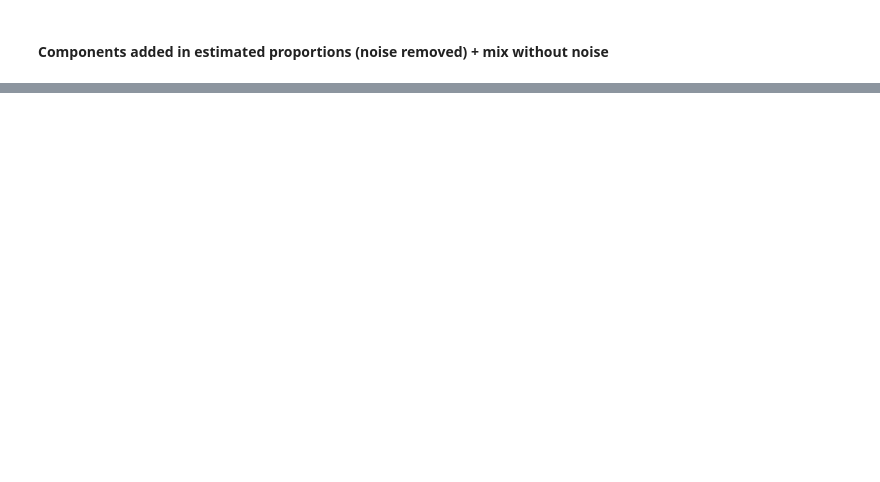
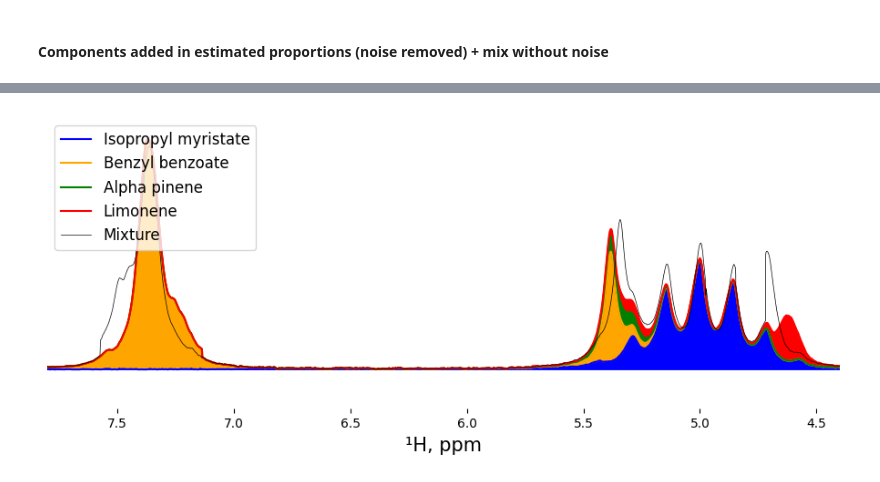
Before and after one commit to BDomzal/magnetstein_data, a Jupyter notebook: spectra_visualisation.ipynb, the cells around one changed output, grey strips where cells are left out. Saved outputs shown, nothing was run; the diff lists cells and outputs as text; code cells hidden in the pictures; blank space fills up the shorter version.

```diff
--- a/spectra_visualisation.ipynb
+++ b/spectra_visualisation.ipynb
@@ -303,0 +144,15 @@ plt.tight_layout()
+# %%
+plot_components_added_in_estimated_proportions(
+                                                    spectra,
+                                                    mix_without_noise,
+                                                    estimation_vis,
+                                                    nr_of_experiment,
+                                                    COMPONENTS_DICTIONARY,
+                                                    XLIMS_LOWER_COMP,
+                                                    XLIMS_UPPER_COMP,
+                                                    YLIMS_LOWER_COMP,
+                                                    YLIMS_UPPER_COMP,
+                                                    include_mixture=True
+                                                )
+# %% [output]
+[figure, added]
```
Also changed, not shown: parts of 33 cells of this notebook, 2 other files.
